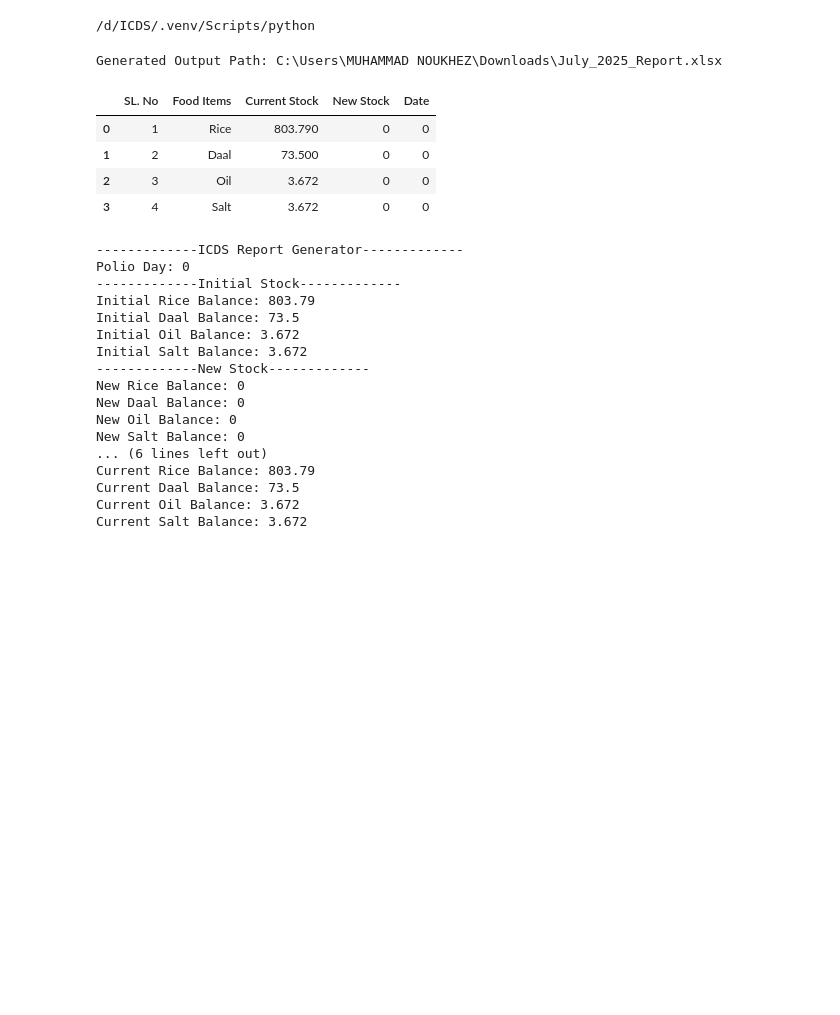
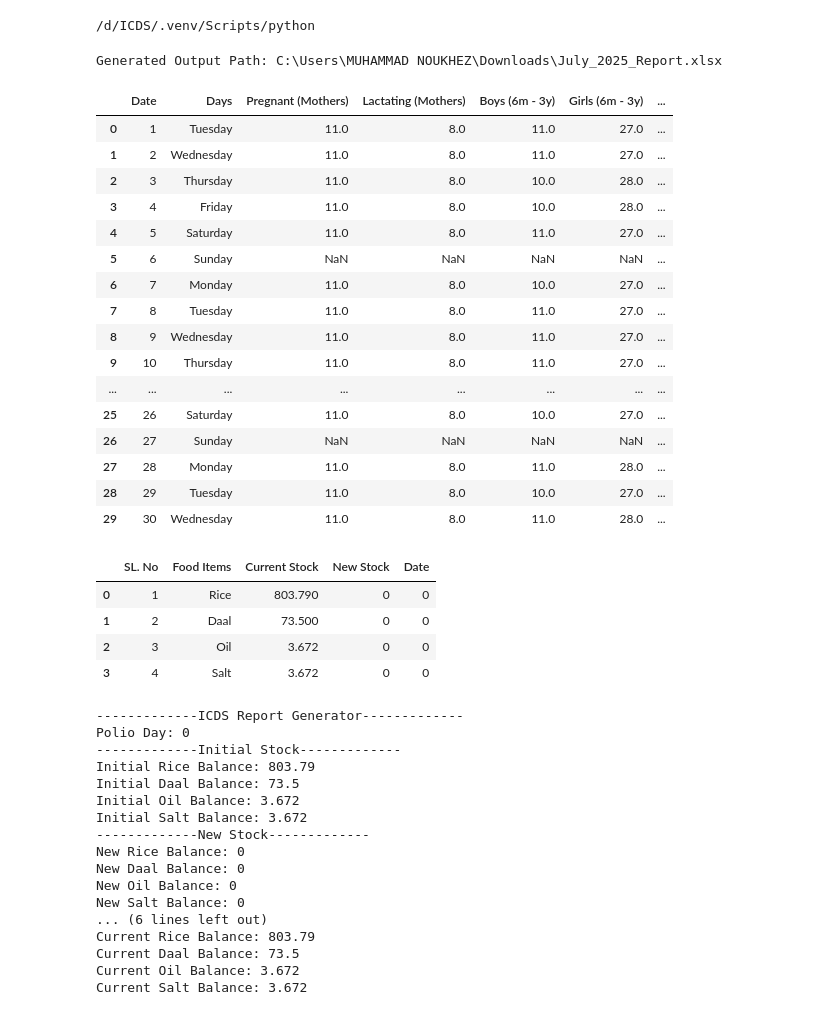
Before and after one commit to mnoukhej/ICDS, a Jupyter notebook: Report_Generator.ipynb, the cells around one changed output. Drawn from its saved outputs; the diff is of its cells as text; code cells hidden in the pictures; blank space fills up the shorter version.

```diff
--- a/Report_Generator.ipynb
+++ b/Report_Generator.ipynb
@@ -78,6 +78,26 @@ polio_day = 0
 # current_Salt_balance = initial_Salt_balance
 
 # icds_sheet.head(30)
+# %%
+icds_sheet.head(30)
+# %% [output]
+|  | Date | Days | Pregnant (Mothers) | Lactating (Mothers) | Boys (6m - 3y) | Girls (6m - 3y) | ... |
+| 0 | 1 | Tuesday | 11.0 | 8.0 | 11.0 | 27.0 | ... |
+| 1 | 2 | Wednesday | 11.0 | 8.0 | 11.0 | 27.0 | ... |
+| 2 | 3 | Thursday | 11.0 | 8.0 | 10.0 | 28.0 | ... |
+| 3 | 4 | Friday | 11.0 | 8.0 | 10.0 | 28.0 | ... |
+| 4 | 5 | Saturday | 11.0 | 8.0 | 11.0 | 27.0 | ... |
+| 5 | 6 | Sunday | NaN | NaN | NaN | NaN | ... |
+| 6 | 7 | Monday | 11.0 | 8.0 | 10.0 | 27.0 | ... |
+| 7 | 8 | Tuesday | 11.0 | 8.0 | 11.0 | 27.0 | ... |
+| 8 | 9 | Wednesday | 11.0 | 8.0 | 11.0 | 27.0 | ... |
+| 9 | 10 | Thursday | 11.0 | 8.0 | 11.0 | 27.0 | ... |
+| ... | ... | ... | ... | ... | ... | ... | ... |
+| 25 | 26 | Saturday | 11.0 | 8.0 | 10.0 | 27.0 | ... |
+| 26 | 27 | Sunday | NaN | NaN | NaN | NaN | ... |
+| 27 | 28 | Monday | 11.0 | 8.0 | 11.0 | 28.0 | ... |
+| 28 | 29 | Tuesday | 11.0 | 8.0 | 10.0 | 27.0 | ... |
+| 29 | 30 | Wednesday | 11.0 | 8.0 | 11.0 | 28.0 | ... |
 # %%
 stock_sheet.head()
 # %% [output]
```
